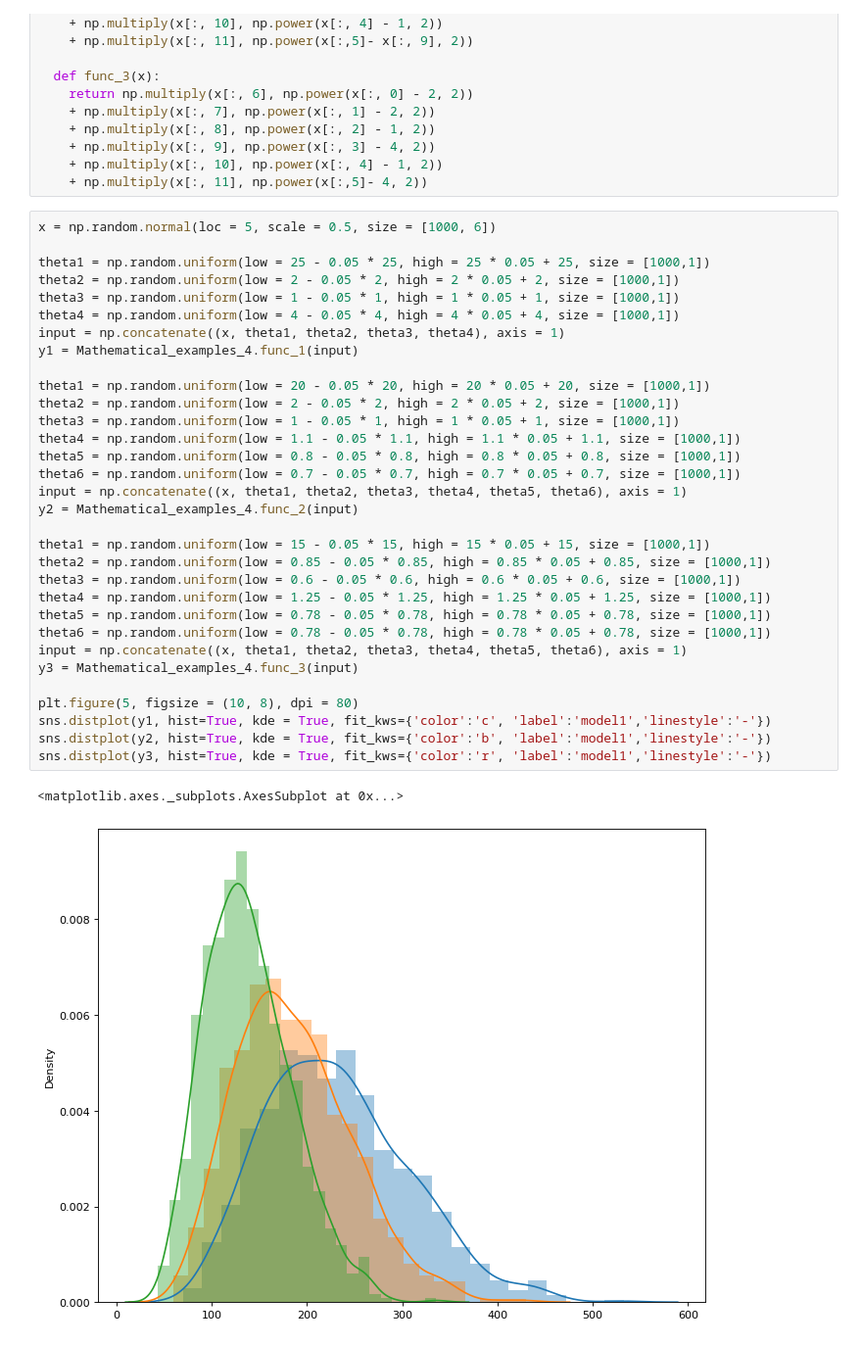
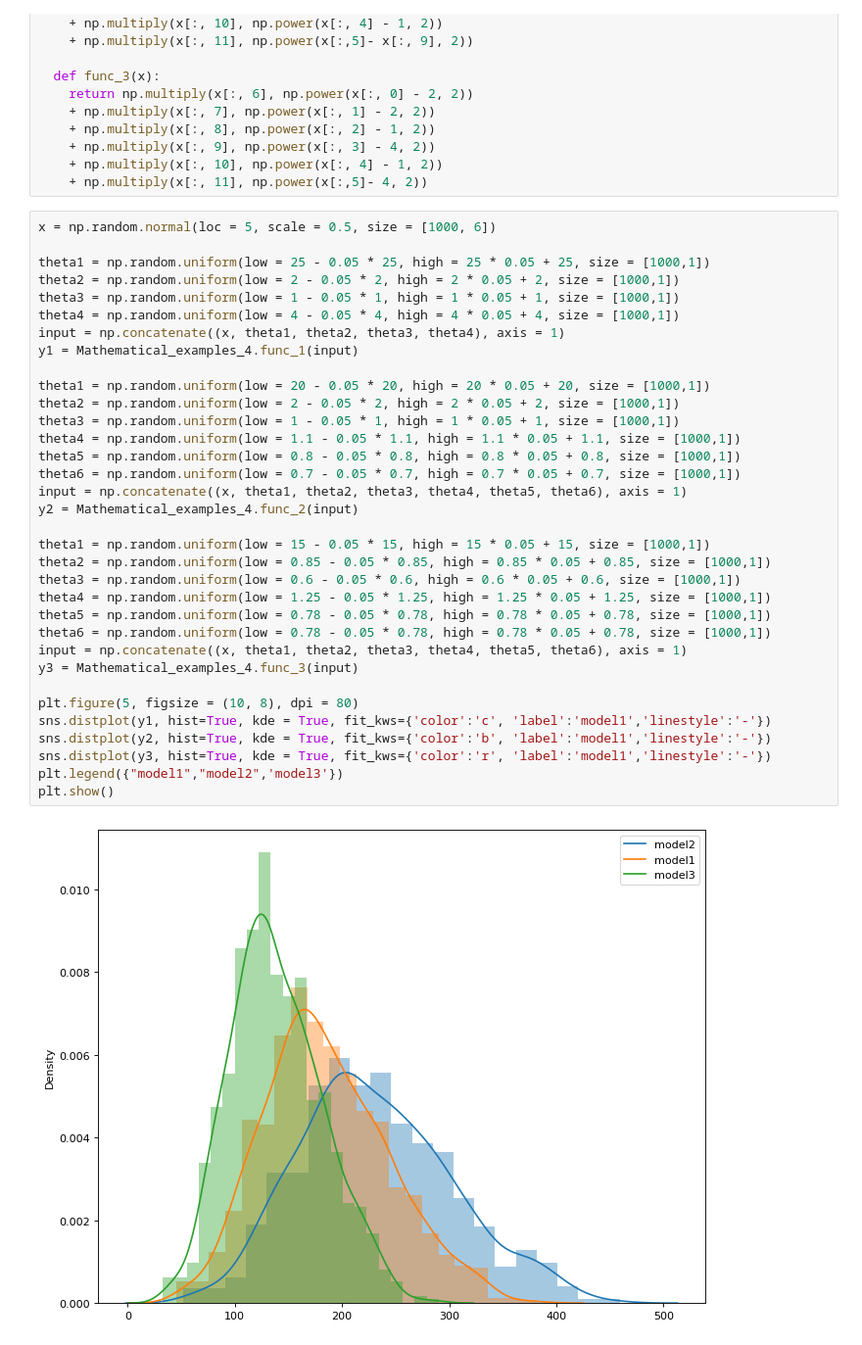
Before and after one commit to bominwang/Bayesian-statistics-method, a Jupyter notebook: DEMO_BMA.ipynb, the cells around one changed output. Shown: that part at 98% size. Saved outputs shown, nothing was run; the diff lists cells and outputs as text.

```diff
--- a/DEMO_BMA.ipynb
+++ b/DEMO_BMA.ipynb
@@ -345,32 +345,33 @@ x = np.random.normal(loc = 5, scale = 0.5, size = [1000, 6])
 theta1 = np.random.uniform(low = 25 - 0.05 * 25, high = 25 * 0.05 + 25, size = [1000,1])
 theta2 = np.random.uniform(low = 2 - 0.05 * 2, high = 2 * 0.05 + 2, size = [1000,1])
 theta3 = np.random.uniform(low = 1 - 0.05 * 1, high = 1 * 0.05 + 1, size = [1000,1])
 theta4 = np.random.uniform(low = 4 - 0.05 * 4, high = 4 * 0.05 + 4, size = [1000,1])
 input = np.concatenate((x, theta1, theta2, theta3, theta4), axis = 1)
 y1 = Mathematical_examples_4.func_1(input)
 
 theta1 = np.random.uniform(low = 20 - 0.05 * 20, high = 20 * 0.05 + 20, size = [1000,1])
 theta2 = np.random.uniform(low = 2 - 0.05 * 2, high = 2 * 0.05 + 2, size = [1000,1])
 theta3 = np.random.uniform(low = 1 - 0.05 * 1, high = 1 * 0.05 + 1, size = [1000,1])
 theta4 = np.random.uniform(low = 1.1 - 0.05 * 1.1, high = 1.1 * 0.05 + 1.1, size = [1000,1])
 theta5 = np.random.uniform(low = 0.8 - 0.05 * 0.8, high = 0.8 * 0.05 + 0.8, size = [1000,1])
 theta6 = np.random.uniform(low = 0.7 - 0.05 * 0.7, high = 0.7 * 0.05 + 0.7, size = [1000,1])
 input = np.concatenate((x, theta1, theta2, theta3, theta4, theta5, theta6), axis = 1)
 y2 = Mathematical_examples_4.func_2(input)
 
 theta1 = np.random.uniform(low = 15 - 0.05 * 15, high = 15 * 0.05 + 15, size = [1000,1])
 theta2 = np.random.uniform(low = 0.85 - 0.05 * 0.85, high = 0.85 * 0.05 + 0.85, size = [1000,1])
 theta3 = np.random.uniform(low = 0.6 - 0.05 * 0.6, high = 0.6 * 0.05 + 0.6, size = [1000,1])
 theta4 = np.random.uniform(low = 1.25 - 0.05 * 1.25, high = 1.25 * 0.05 + 1.25, size = [1000,1])
 theta5 = np.random.uniform(low = 0.78 - 0.05 * 0.78, high = 0.78 * 0.05 + 0.78, size = [1000,1])
 theta6 = np.random.uniform(low = 0.78 - 0.05 * 0.78, high = 0.78 * 0.05 + 0.78, size = [1000,1])
 input = np.concatenate((x, theta1, theta2, theta3, theta4, theta5, theta6), axis = 1)
 y3 = Mathematical_examples_4.func_3(input)
 
 plt.figure(5, figsize = (10, 8), dpi = 80)
 sns.distplot(y1, hist=True, kde = True, fit_kws={'color':'c', 'label':'model1','linestyle':'-'})
 sns.distplot(y2, hist=True, kde = True, fit_kws={'color':'b', 'label':'model1','linestyle':'-'})
 sns.distplot(y3, hist=True, kde = True, fit_kws={'color':'r', 'label':'model1','linestyle':'-'})
+plt.legend({"model1","model2",'model3'})
+plt.show()
 # %% [output]
-<matplotlib.axes._subplots.AxesSubplot at 0x...>
-[figure, old version]
+[figure, new version]
```
Also changed, not shown: parts of 3 cells of this notebook.
